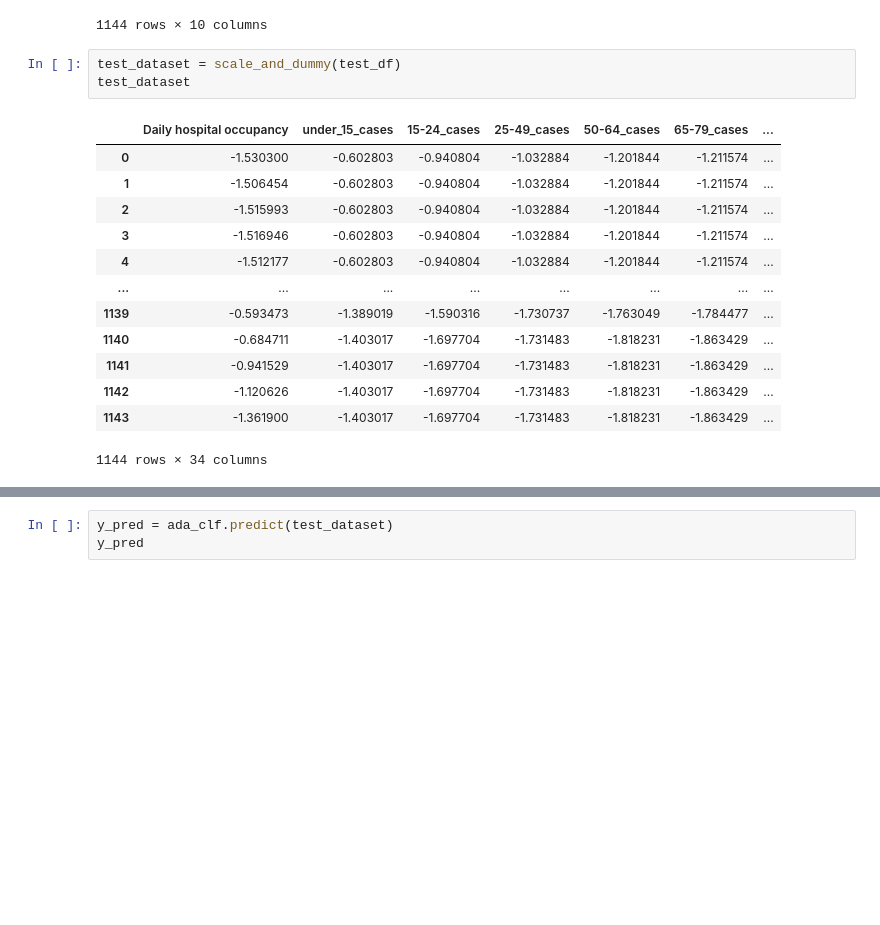
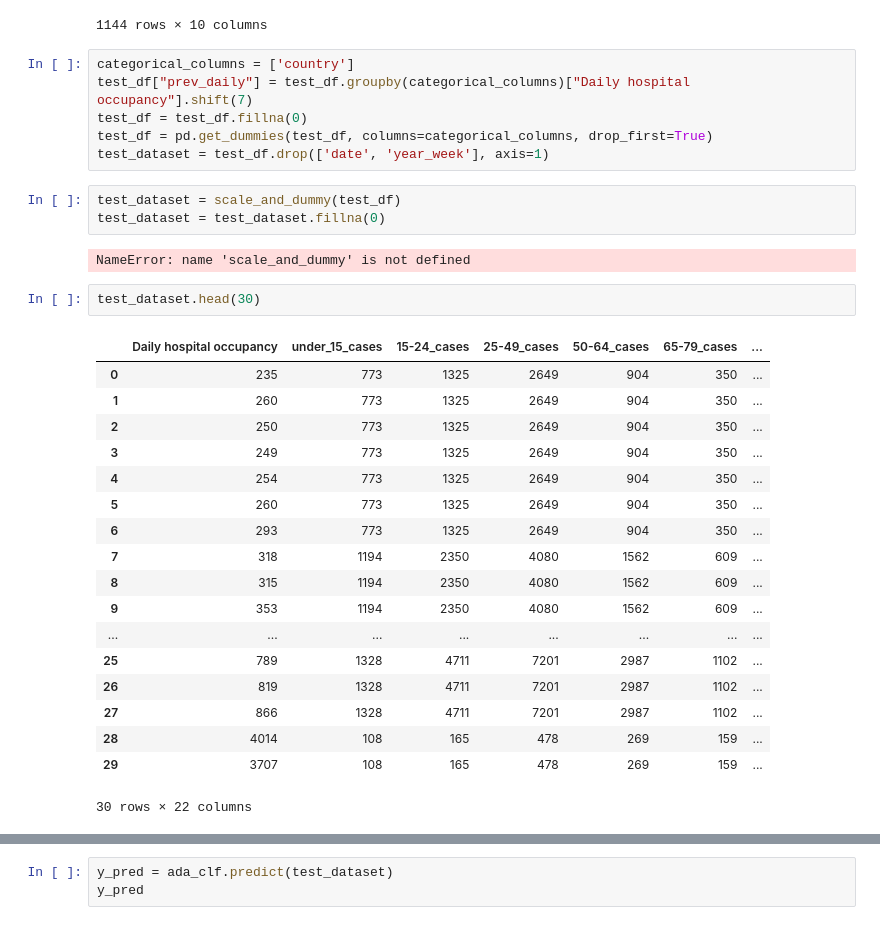
Before and after one commit to syhdd/cs_4780_final, a Jupyter notebook: CS 4780 Final Project Student Template.ipynb, the cells around one changed output, grey strips where cells are left out. Drawn from its saved outputs; the diff is of its cells as text; blank space fills up the shorter version.

```diff
--- a/CS 4780 Final Project Student Template.ipynb
+++ b/CS 4780 Final Project Student Template.ipynb
@@ -243,21 +306,36 @@ test_df
 | 1142 | Spain | 3/10/2021 | 2021-W10 | 9116 | 4920 | 3983 | 11591 | ... |
 | 1143 | Spain | 3/11/2021 | 2021-W10 | 8759 | 4920 | 3983 | 11591 | ... |
 1144 rows × 10 columns
+# %%
+categorical_columns = ['country']
+test_df["prev_daily"] = test_df.groupby(categorical_columns)["Daily hospital occupancy"].shift(7)
+test_df = test_df.fillna(0)
+test_df = pd.get_dummies(test_df, columns=categorical_columns, drop_first=True)
+test_dataset = test_df.drop(['date', 'year_week'], axis=1)
 # %%
 test_dataset = scale_and_dummy(test_df)
-test_dataset
+test_dataset = test_dataset.fillna(0)
 # %% [output]
-|  | Daily hospital occupancy | under_15_cases | 15-24_cases | 25-49_cases | 50-64_cases | 65-79_cases | ... |
-| 0 | -1.530300 | -0.602803 | -0.940804 | -1.032884 | -1.201844 | -1.211574 | ... |
-| 1 | -1.506454 | -0.602803 | -0.940804 | -1.032884 | -1.201844 | -1.211574 | ... |
-| 2 | -1.515993 | -0.602803 | -0.940804 | -1.032884 | -1.201844 | -1.211574 | ... |
-| 3 | -1.516946 | -0.602803 | -0.940804 | -1.032884 | -1.201844 | -1.211574 | ... |
-| 4 | -1.512177 | -0.602803 | -0.940804 | -1.032884 | -1.201844 | -1.211574 | ... |
-| ... | ... | ... | ... | ... | ... | ... | ... |
-| 1139 | -0.593473 | -1.389019 | -1.590316 | -1.730737 | -1.763049 | -1.784477 | ... |
-| 1140 | -0.684711 | -1.403017 | -1.697704 | -1.731483 | -1.818231 | -1.863429 | ... |
-| 1141 | -0.941529 | -1.403017 | -1.697704 | -1.731483 | -1.818231 | -1.863429 | ... |
-| 1142 | -1.120626 | -1.403017 | -1.697704 | -1.731483 | -1.818231 | -1.863429 | ... |
-| 1143 | -1.361900 | -1.403017 | -1.697704 | -1.731483 | -1.818231 | -1.863429 | ... |
-1144 rows × 34 columns
+NameError: name 'scale_and_dummy' is not defined
+# %%
+test_dataset.head(30)
+# %% [output]
+|  | Daily hospital occupancy | under_15_cases | 15-24_cases | 25-49_cases | 50-64_cases | 65-79_cases | ... |
+| 0 | 235 | 773 | 1325 | 2649 | 904 | 350 | ... |
+| 1 | 260 | 773 | 1325 | 2649 | 904 | 350 | ... |
+| 2 | 250 | 773 | 1325 | 2649 | 904 | 350 | ... |
+| 3 | 249 | 773 | 1325 | 2649 | 904 | 350 | ... |
+| 4 | 254 | 773 | 1325 | 2649 | 904 | 350 | ... |
+| 5 | 260 | 773 | 1325 | 2649 | 904 | 350 | ... |
+| 6 | 293 | 773 | 1325 | 2649 | 904 | 350 | ... |
+| 7 | 318 | 1194 | 2350 | 4080 | 1562 | 609 | ... |
+| 8 | 315 | 1194 | 2350 | 4080 | 1562 | 609 | ... |
+| 9 | 353 | 1194 | 2350 | 4080 | 1562 | 609 | ... |
+| ... | ... | ... | ... | ... | ... | ... | ... |
+| 25 | 789 | 1328 | 4711 | 7201 | 2987 | 1102 | ... |
+| 26 | 819 | 1328 | 4711 | 7201 | 2987 | 1102 | ... |
+| 27 | 866 | 1328 | 4711 | 7201 | 2987 | 1102 | ... |
+| 28 | 4014 | 108 | 165 | 478 | 269 | 159 | ... |
+| 29 | 3707 | 108 | 165 | 478 | 269 | 159 | ... |
+30 rows × 22 columns
 # %%
```
Also changed, not shown: parts of 20 cells of this notebook.
